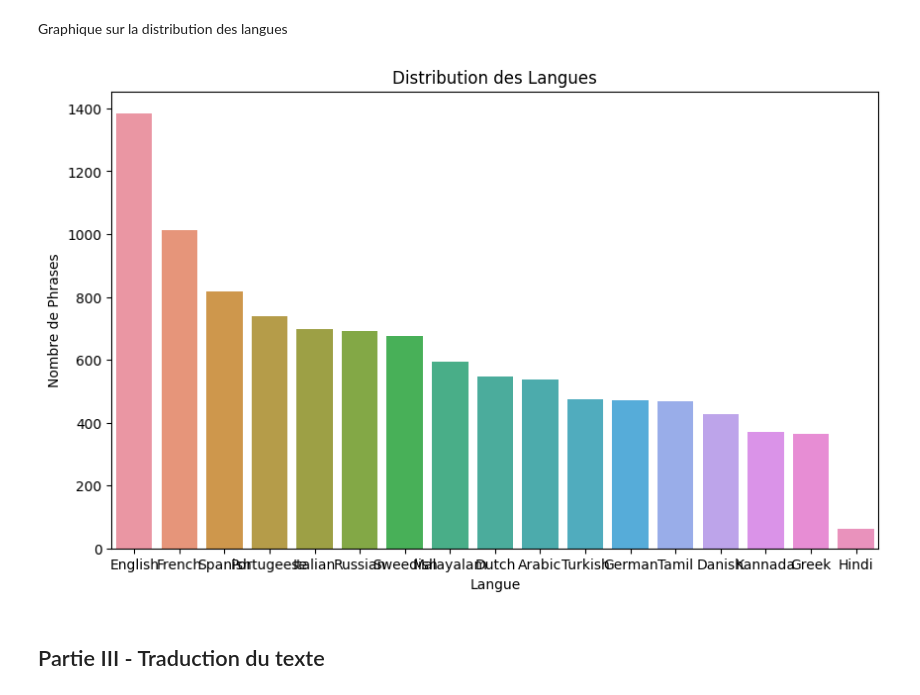
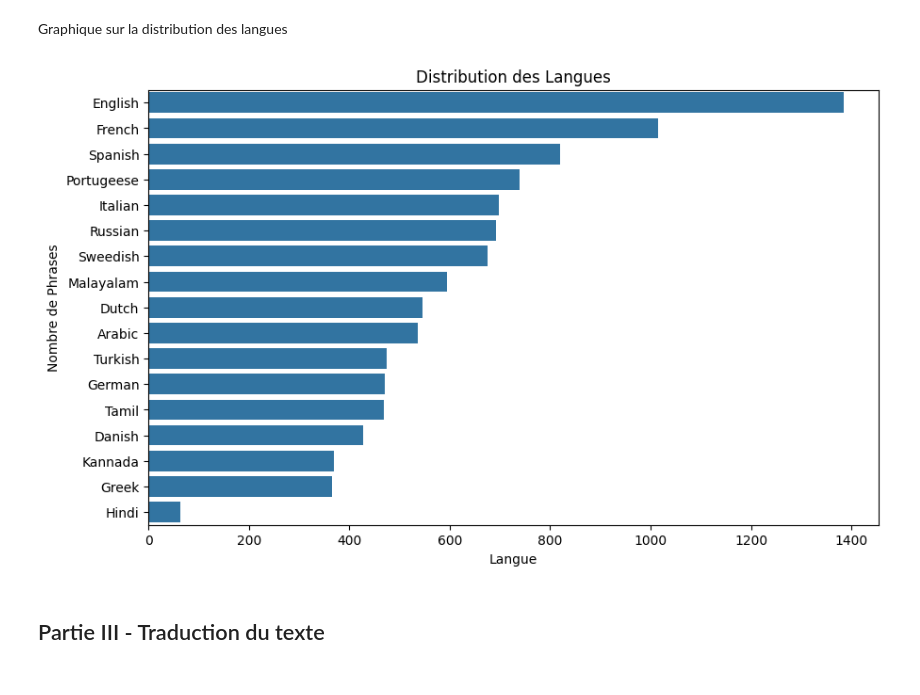
Before and after one commit to Floyey/deeplearning-nlp, a Jupyter notebook: main.ipynb, the cells around one changed output. Drawn from its saved outputs; the diff is of its cells as text; code cells hidden in the pictures.

```diff
--- a/main.ipynb
+++ b/main.ipynb
@@ -125,13 +125,13 @@ Graphique sur la distribution des langues
 # %%
 langue_counts = df["Language"].value_counts()
 plt.figure(figsize=(10, 6))
-sns.barplot(x=langue_counts.index, y=langue_counts.values)
+sns.barplot(x=langue_counts.values, y=langue_counts.index)
 plt.xlabel("Langue")
 plt.ylabel("Nombre de Phrases")
 plt.title("Distribution des Langues")
 plt.show()
 # %% [output]
-[figure, old version]
+[figure, new version]
 # %% [markdown]
 ## Partie III - Traduction du texte
 # %% [markdown]
```
Also changed, not shown: 2 other files.
